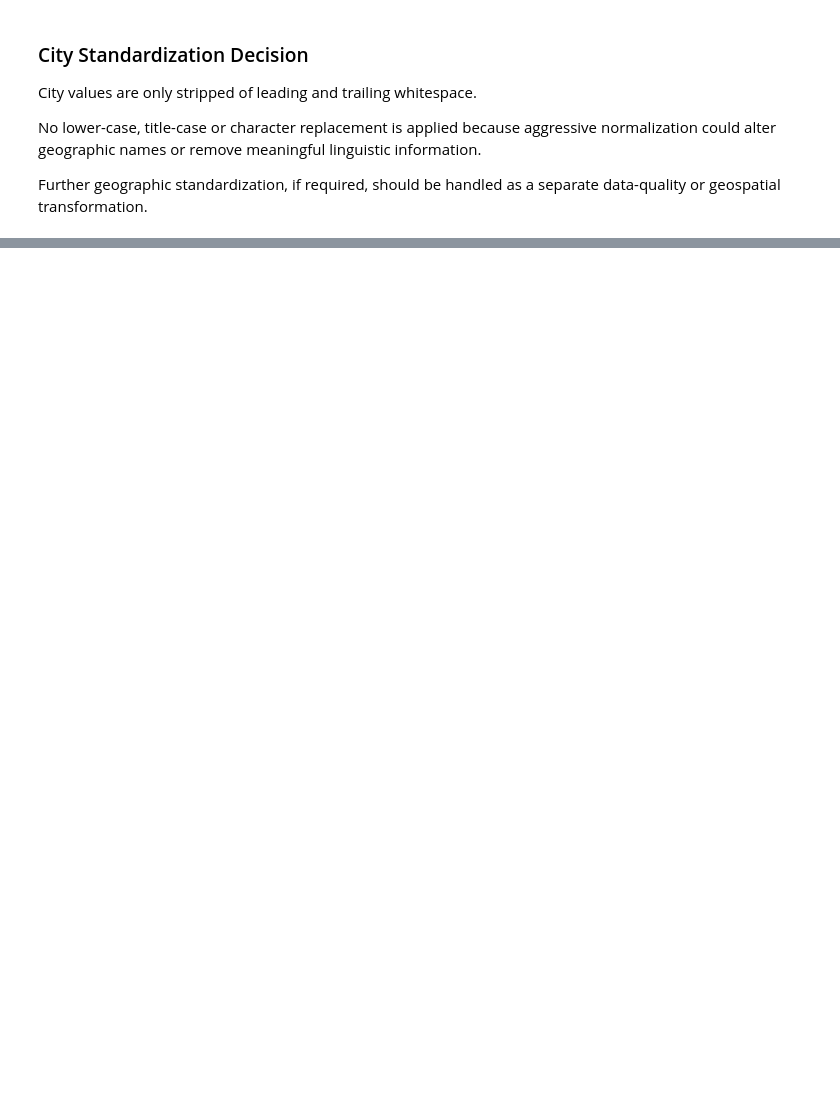
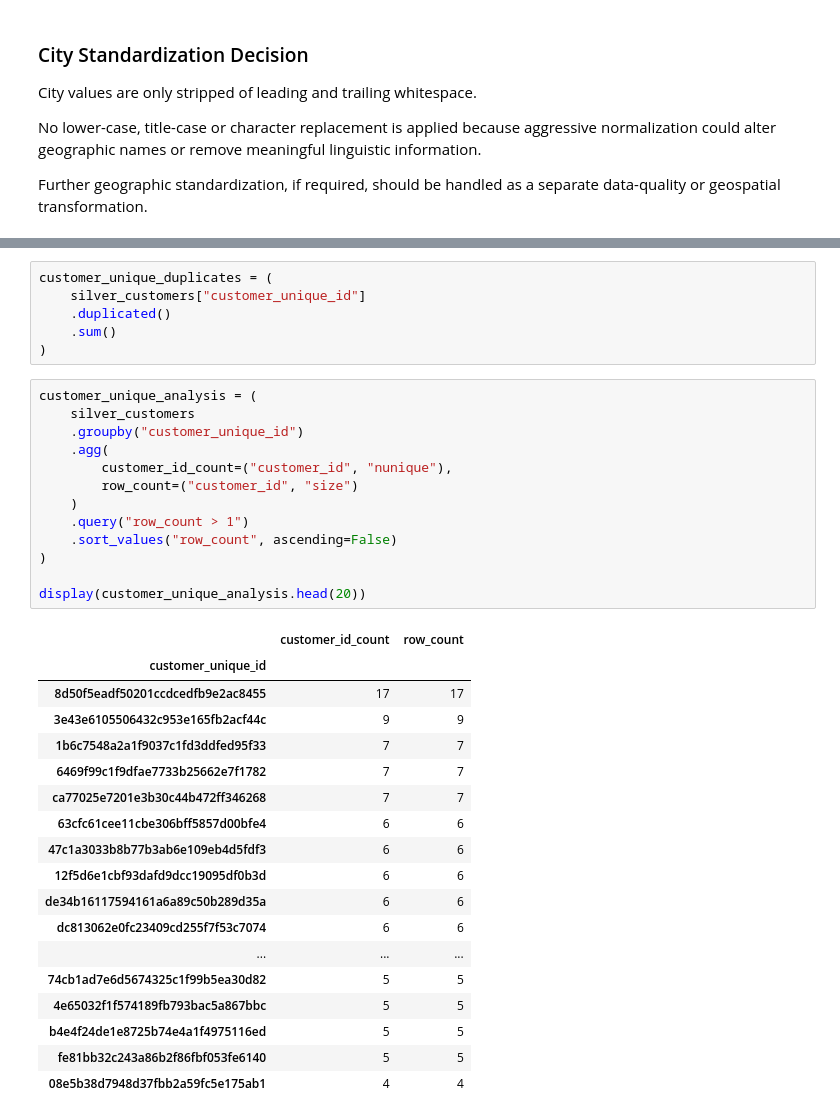
Before and after one commit to dtyrna/olist-marketplace-analysis, a Jupyter notebook: notebooks/01_customers_preprocessing.ipynb, the cells around one changed output, grey strips where cells are left out. Drawn from its saved outputs; the diff is of its cells as text; blank space fills up the shorter version.

```diff
--- a/notebooks/01_customers_preprocessing.ipynb
+++ b/notebooks/01_customers_preprocessing.ipynb
@@ -446,0 +500,38 @@ assert customers_gold["customer_id"].is_unique
+# %%
+customer_unique_duplicates = (
+    silver_customers["customer_unique_id"]
+    .duplicated()
+    .sum()
+)
+# %%
+customer_unique_analysis = (
+    silver_customers
+    .groupby("customer_unique_id")
+    .agg(
+        customer_id_count=("customer_id", "nunique"),
+        row_count=("customer_id", "size")
+    )
+    .query("row_count > 1")
+    .sort_values("row_count", ascending=False)
+)
+
+display(customer_unique_analysis.head(20))
+# %% [output]
+|  | customer_id_count | row_count |
+| customer_unique_id |  |  |
+| 8d50f5eadf50201ccdcedfb9e2ac8455 | 17 | 17 |
+| 3e43e6105506432c953e165fb2acf44c | 9 | 9 |
+| 1b6c7548a2a1f9037c1fd3ddfed95f33 | 7 | 7 |
+| 6469f99c1f9dfae7733b25662e7f1782 | 7 | 7 |
+| ca77025e7201e3b30c44b472ff346268 | 7 | 7 |
+| 63cfc61cee11cbe306bff5857d00bfe4 | 6 | 6 |
+| 47c1a3033b8b77b3ab6e109eb4d5fdf3 | 6 | 6 |
+| 12f5d6e1cbf93dafd9dcc19095df0b3d | 6 | 6 |
+| de34b16117594161a6a89c50b289d35a | 6 | 6 |
+| dc813062e0fc23409cd255f7f53c7074 | 6 | 6 |
+| ... | ... | ... |
+| 74cb1ad7e6d5674325c1f99b5ea30d82 | 5 | 5 |
+| 4e65032f1f574189fb793bac5a867bbc | 5 | 5 |
+| b4e4f24de1e8725b74e4a1f4975116ed | 5 | 5 |
+| fe81bb32c243a86b2f86fbf053fe6140 | 5 | 5 |
+| 08e5b38d7948d37fbb2a59fc5e175ab1 | 4 | 4 |
```
Also changed, not shown: parts of 53 cells of this notebook, 4 other files.
